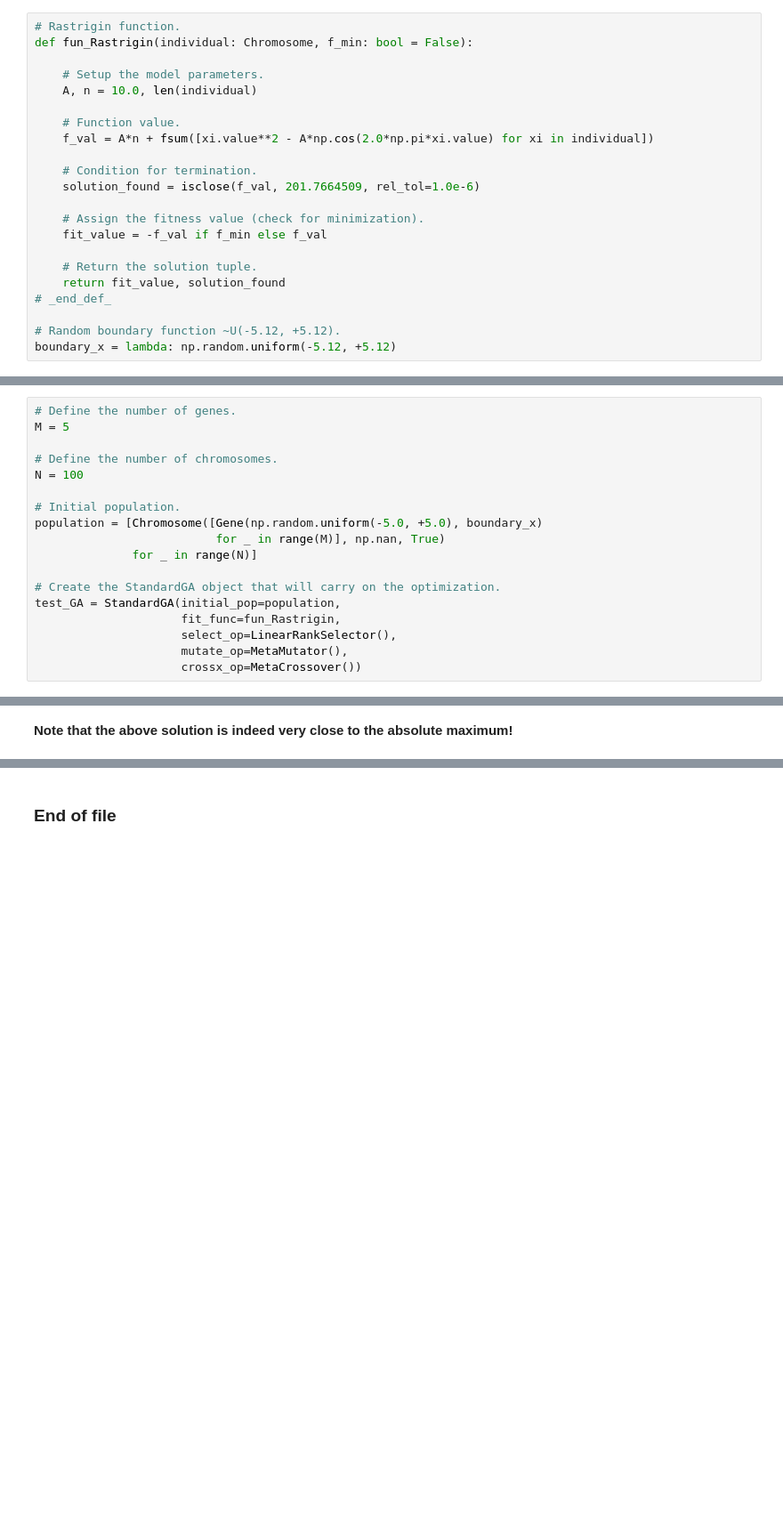
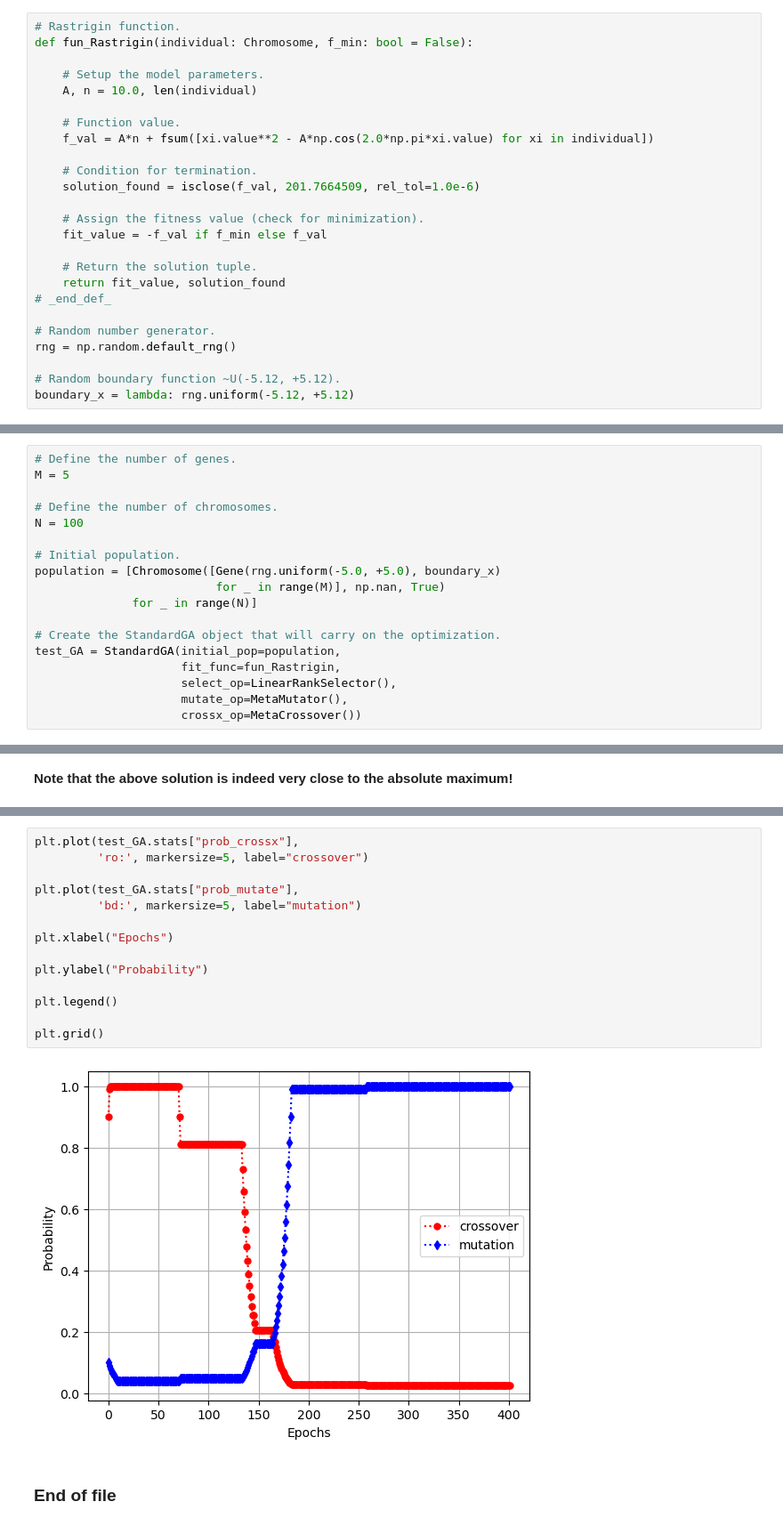
Before and after one commit to vrettasm/PyGeneticAlgorithms, a Jupyter notebook: examples/rastrigin.ipynb, the cells around one changed output, grey strips where cells are left out. Shown at 89% size. Drawn from its saved outputs; the diff is of its cells as text; blank space fills up the shorter version.

```diff
--- a/examples/rastrigin.ipynb
+++ b/examples/rastrigin.ipynb
@@ -65,8 +66,11 @@ def fun_Rastrigin(individual: Chromosome, f_min: bool = False):
     return fit_value, solution_found
 # _end_def_
 
+# Random number generator.
+rng = np.random.default_rng()
+
 # Random boundary function ~U(-5.12, +5.12).
-boundary_x = lambda: np.random.uniform(-5.12, +5.12)
+boundary_x = lambda: rng.uniform(-5.12, +5.12)
 # %% [markdown]
 Here we set the GA parameters, such as number of genes, number of chromosomes, etc. Note that in this case each
 gene has the same random() function (set by 'boundary_x'). But if the problem demands otherwise it is easy to set a
@@ -79,7 +83,7 @@ M = 5
 N = 100
 
 # Initial population.
-population = [Chromosome([Gene(np.random.uniform(-5.0, +5.0), boundary_x)
+population = [Chromosome([Gene(rng.uniform(-5.0, +5.0), boundary_x)
                           for _ in range(M)], np.nan, True)
               for _ in range(N)]
 
@@ -130,2 +136,18 @@ x4 =   4.522897
+# %%
+plt.plot(test_GA.stats["prob_crossx"],
+         'ro:', markersize=5, label="crossover")
+
+plt.plot(test_GA.stats["prob_mutate"],
+         'bd:', markersize=5, label="mutation")
+
+plt.xlabel("Epochs")
+
+plt.ylabel("Probability")
+
+plt.legend()
+
+plt.grid()
+# %% [output]
+[figure, added]
 # %% [markdown]
 ### End of file
```
Also changed, not shown: parts of 4 cells of this notebook, 11 other files.
